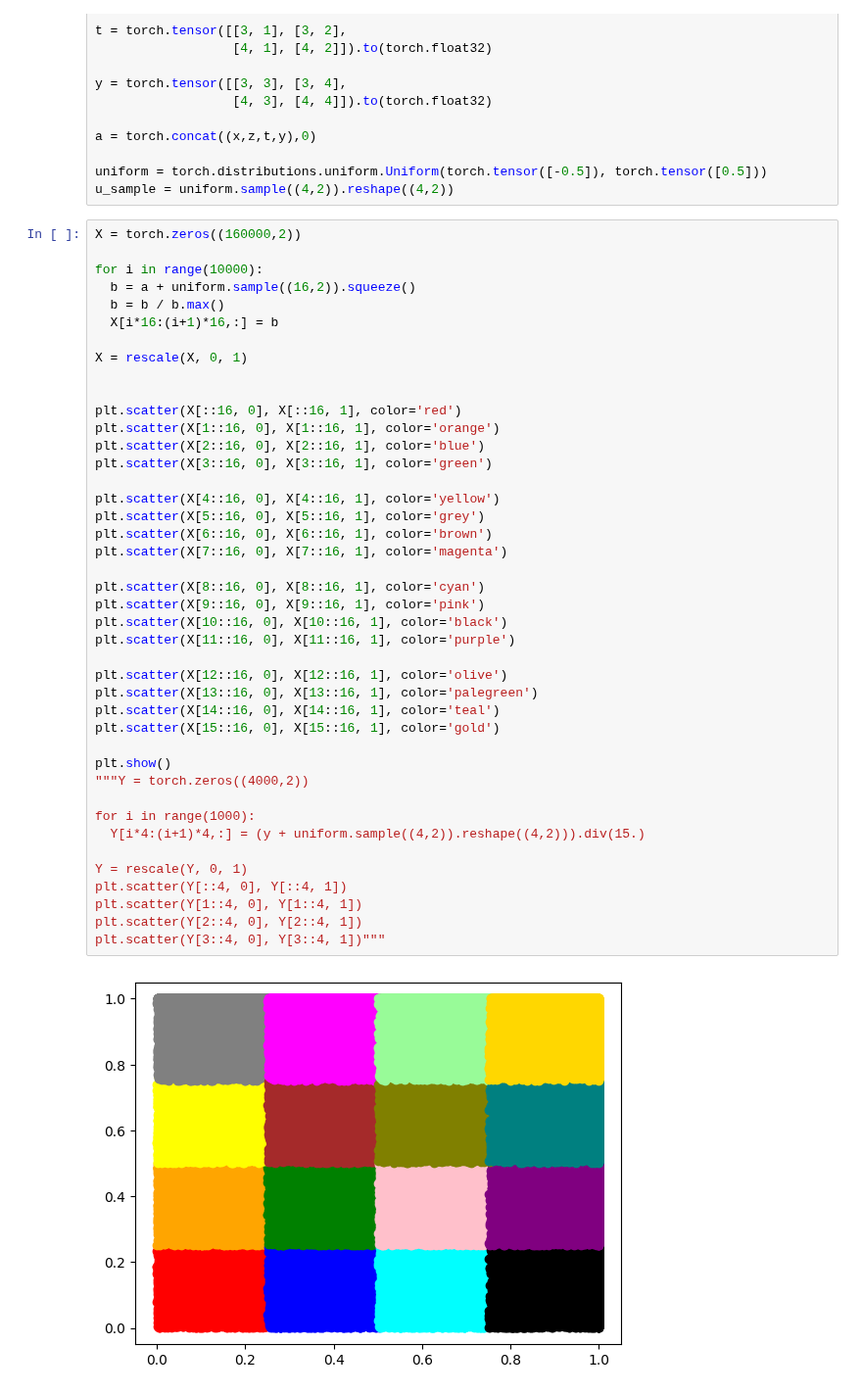
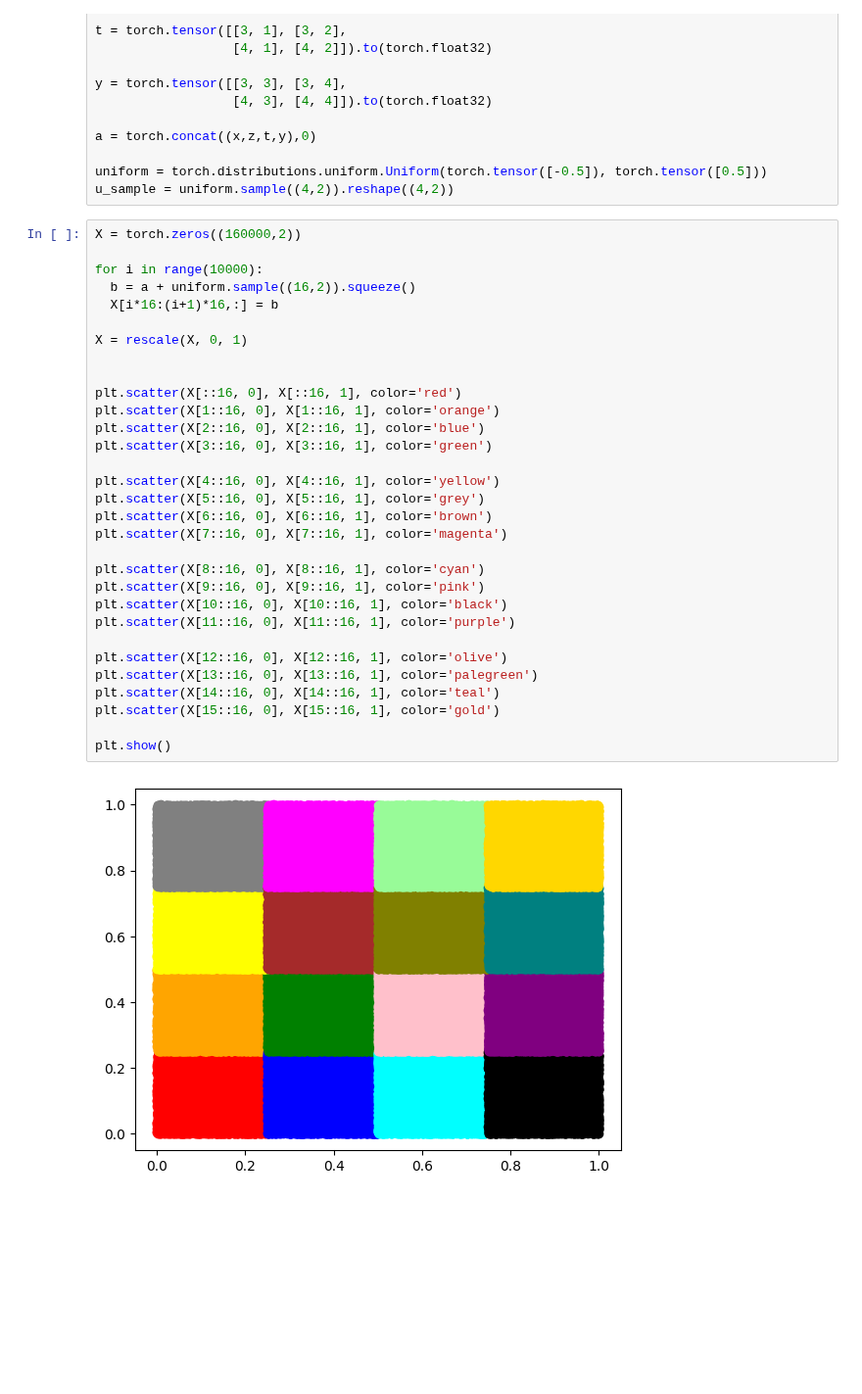
Before and after one commit to tayfununal/PyTorch, a Jupyter notebook: dequantization.ipynb, the cells around one changed output. Shown at 98% size. Cells and saved outputs as stored; diff of their text form; blank space fills up the shorter version.

```diff
--- a/dequantization.ipynb
+++ b/dequantization.ipynb
@@ -60,42 +60,31 @@ X = torch.zeros((160000,2))
 
 for i in range(10000):
   b = a + uniform.sample((16,2)).squeeze()
-  b = b / b.max()
   X[i*16:(i+1)*16,:] = b
 
 X = rescale(X, 0, 1)
 
 
 plt.scatter(X[::16, 0], X[::16, 1], color='red')
 plt.scatter(X[1::16, 0], X[1::16, 1], color='orange')
 plt.scatter(X[2::16, 0], X[2::16, 1], color='blue')
 plt.scatter(X[3::16, 0], X[3::16, 1], color='green')
 
 plt.scatter(X[4::16, 0], X[4::16, 1], color='yellow')
 plt.scatter(X[5::16, 0], X[5::16, 1], color='grey')
 plt.scatter(X[6::16, 0], X[6::16, 1], color='brown')
 plt.scatter(X[7::16, 0], X[7::16, 1], color='magenta')
 
 plt.scatter(X[8::16, 0], X[8::16, 1], color='cyan')
 plt.scatter(X[9::16, 0], X[9::16, 1], color='pink')
 plt.scatter(X[10::16, 0], X[10::16, 1], color='black')
 plt.scatter(X[11::16, 0], X[11::16, 1], color='purple')
 
 plt.scatter(X[12::16, 0], X[12::16, 1], color='olive')
 plt.scatter(X[13::16, 0], X[13::16, 1], color='palegreen')
 plt.scatter(X[14::16, 0], X[14::16, 1], color='teal')
 plt.scatter(X[15::16, 0], X[15::16, 1], color='gold')
 
 plt.show()
-"""Y = torch.zeros((4000,2))
-
-for i in range(1000):
-  Y[i*4:(i+1)*4,:] = (y + uniform.sample((4,2)).reshape((4,2))).div(15.)
-
-Y = rescale(Y, 0, 1)
-plt.scatter(Y[::4, 0], Y[::4, 1])
-plt.scatter(Y[1::4, 0], Y[1::4, 1])
-plt.scatter(Y[2::4, 0], Y[2::4, 1])
-plt.scatter(Y[3::4, 0], Y[3::4, 1])"""
 # %% [output]
-[figure, old version]
+[figure, new version]
```
Also changed, not shown: parts of 6 cells of this notebook.
